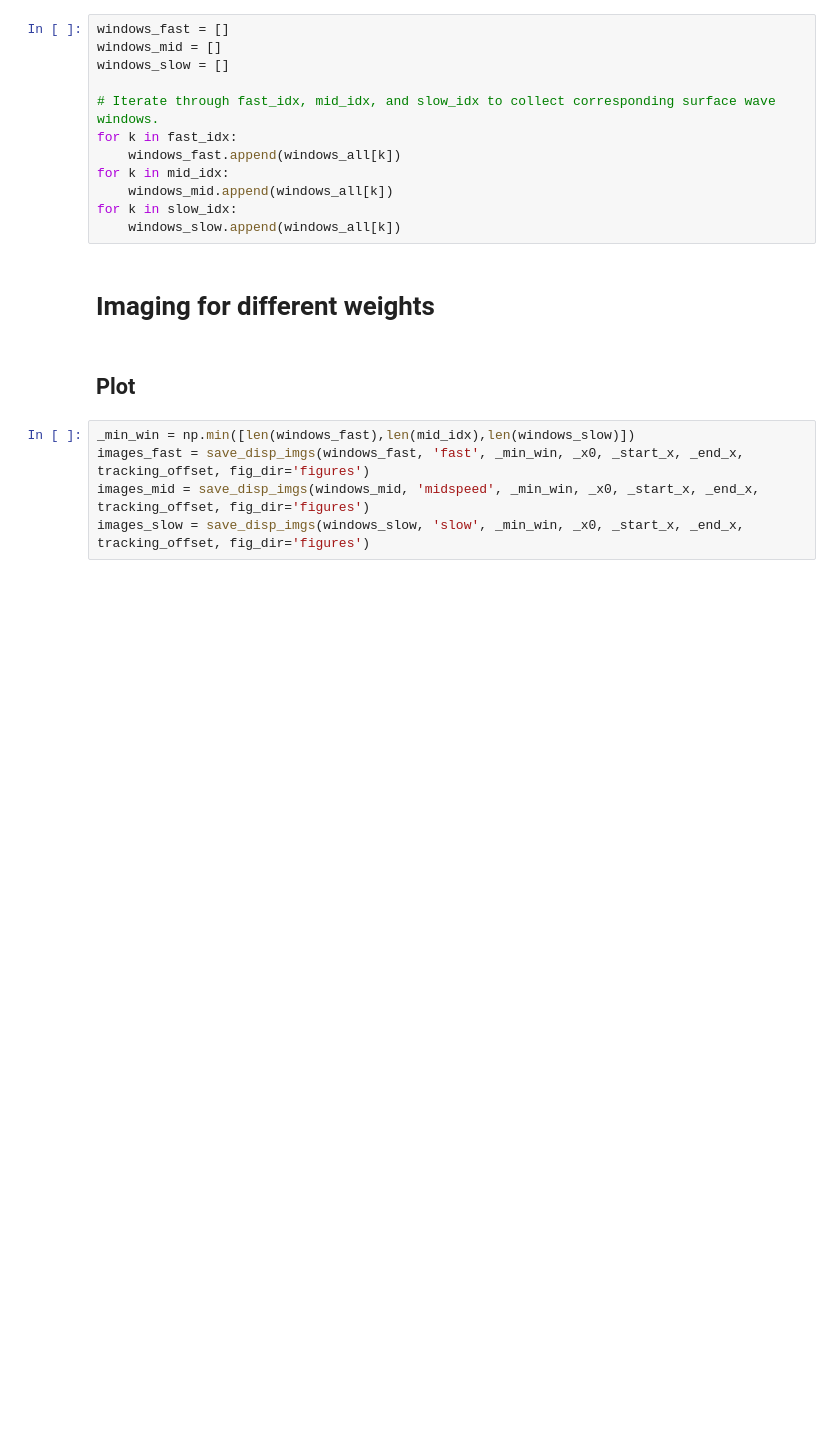
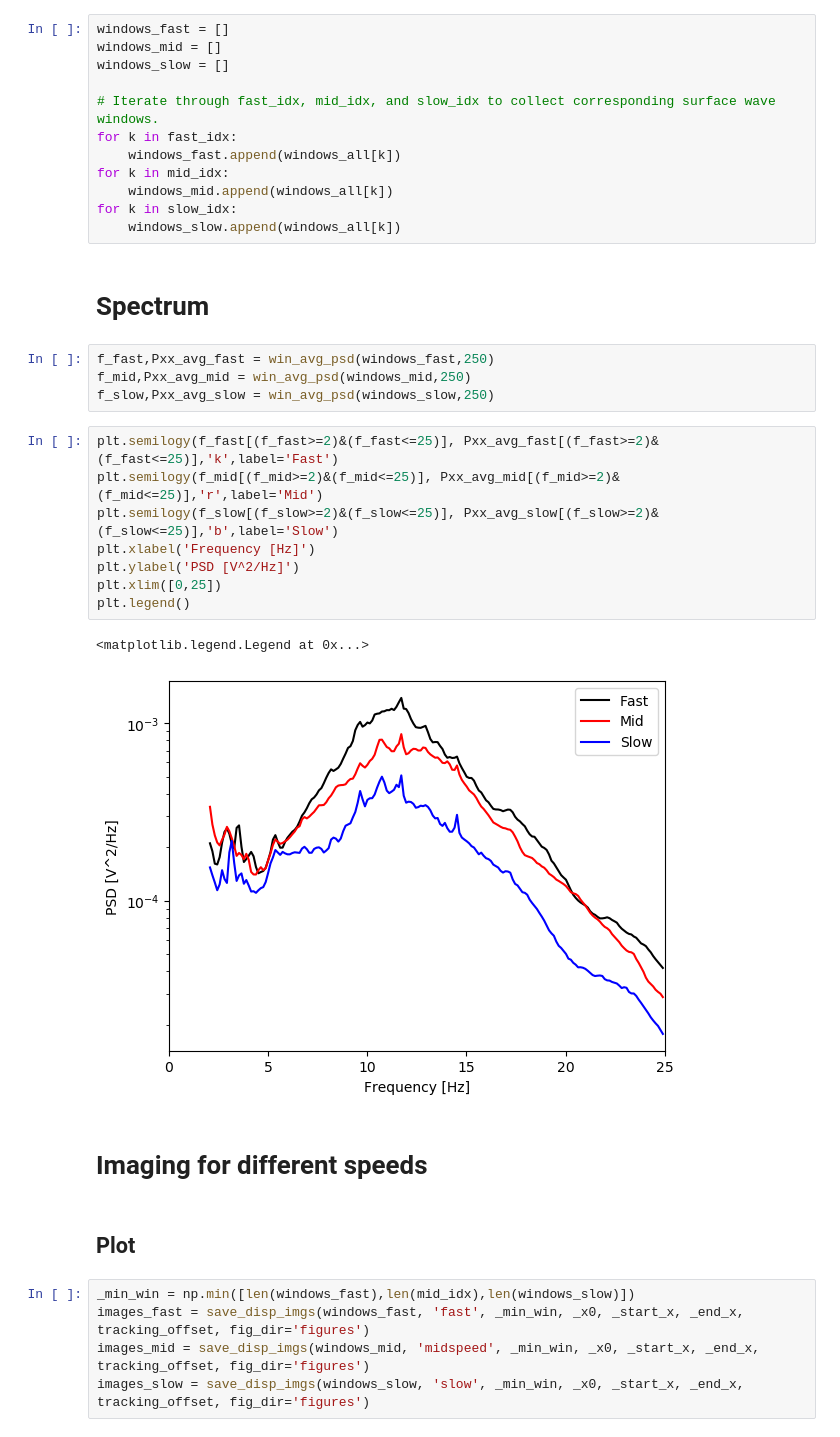
Before and after one commit to jingxiaoliu/das_diff_veh, a Jupyter notebook: imaging_diff_speed.ipynb, the cells around one changed output. Saved outputs shown, nothing was run; the diff lists cells and outputs as text; blank space fills up the shorter version.

Commit message:
spectrum

```diff
--- a/imaging_diff_speed.ipynb
+++ b/imaging_diff_speed.ipynb
@@ -109,8 +111,25 @@ for k in mid_idx:
     windows_mid.append(windows_all[k])
 for k in slow_idx:
     windows_slow.append(windows_all[k])
+# %% [markdown]
+# Spectrum
+# %%
+f_fast,Pxx_avg_fast = win_avg_psd(windows_fast,250)
+f_mid,Pxx_avg_mid = win_avg_psd(windows_mid,250)
+f_slow,Pxx_avg_slow = win_avg_psd(windows_slow,250)
+# %%
+plt.semilogy(f_fast[(f_fast>=2)&(f_fast<=25)], Pxx_avg_fast[(f_fast>=2)&(f_fast<=25)],'k',label='Fast')
+plt.semilogy(f_mid[(f_mid>=2)&(f_mid<=25)], Pxx_avg_mid[(f_mid>=2)&(f_mid<=25)],'r',label='Mid')
+plt.semilogy(f_slow[(f_slow>=2)&(f_slow<=25)], Pxx_avg_slow[(f_slow>=2)&(f_slow<=25)],'b',label='Slow')
+plt.xlabel('Frequency [Hz]')
+plt.ylabel('PSD [V^2/Hz]')
+plt.xlim([0,25])
+plt.legend()
+# %% [output]
+<matplotlib.legend.Legend at 0x...>
+[figure, added]
 # %% [markdown]
-# Imaging for different weights
+# Imaging for different speeds
 # %% [markdown]
 ## Plot
 # %%
```
Also changed, not shown: parts of 6 cells of this notebook, 35 other files.
